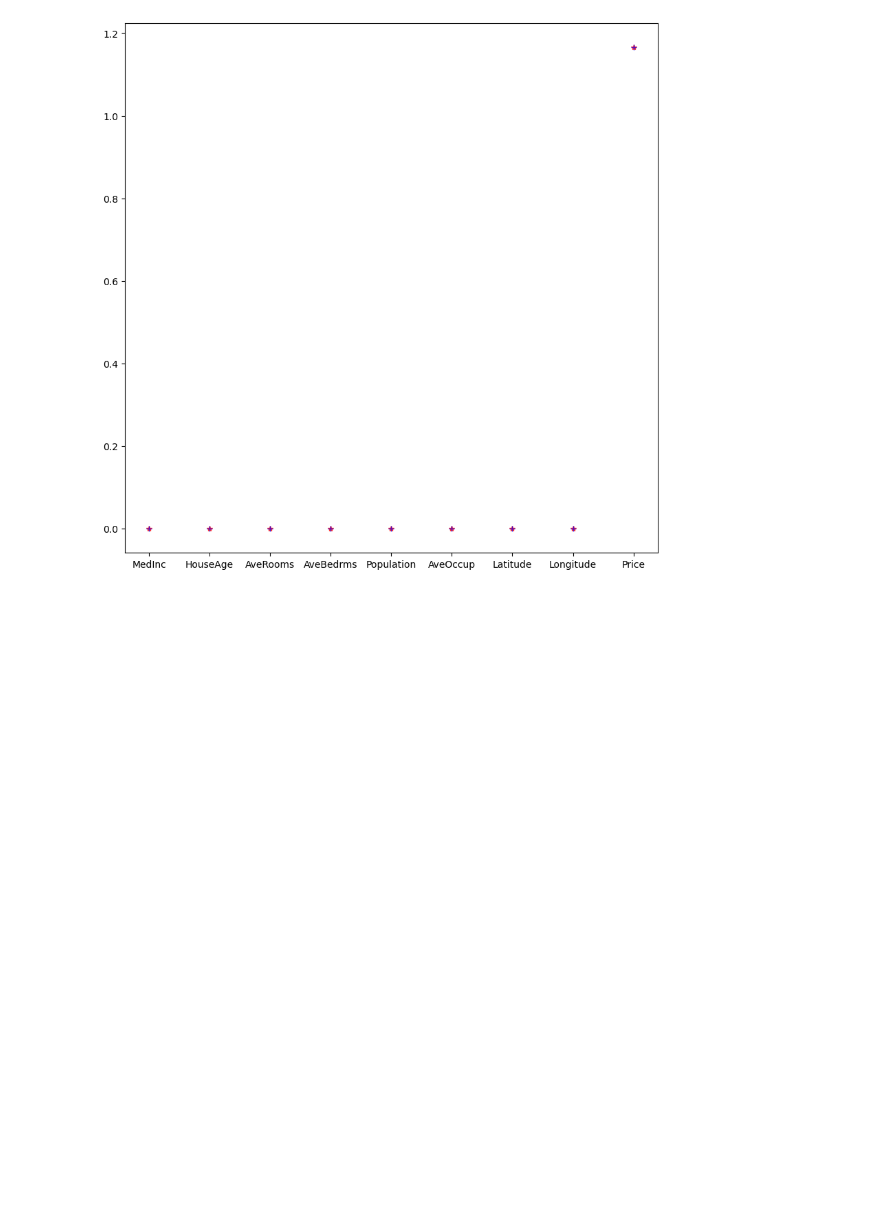
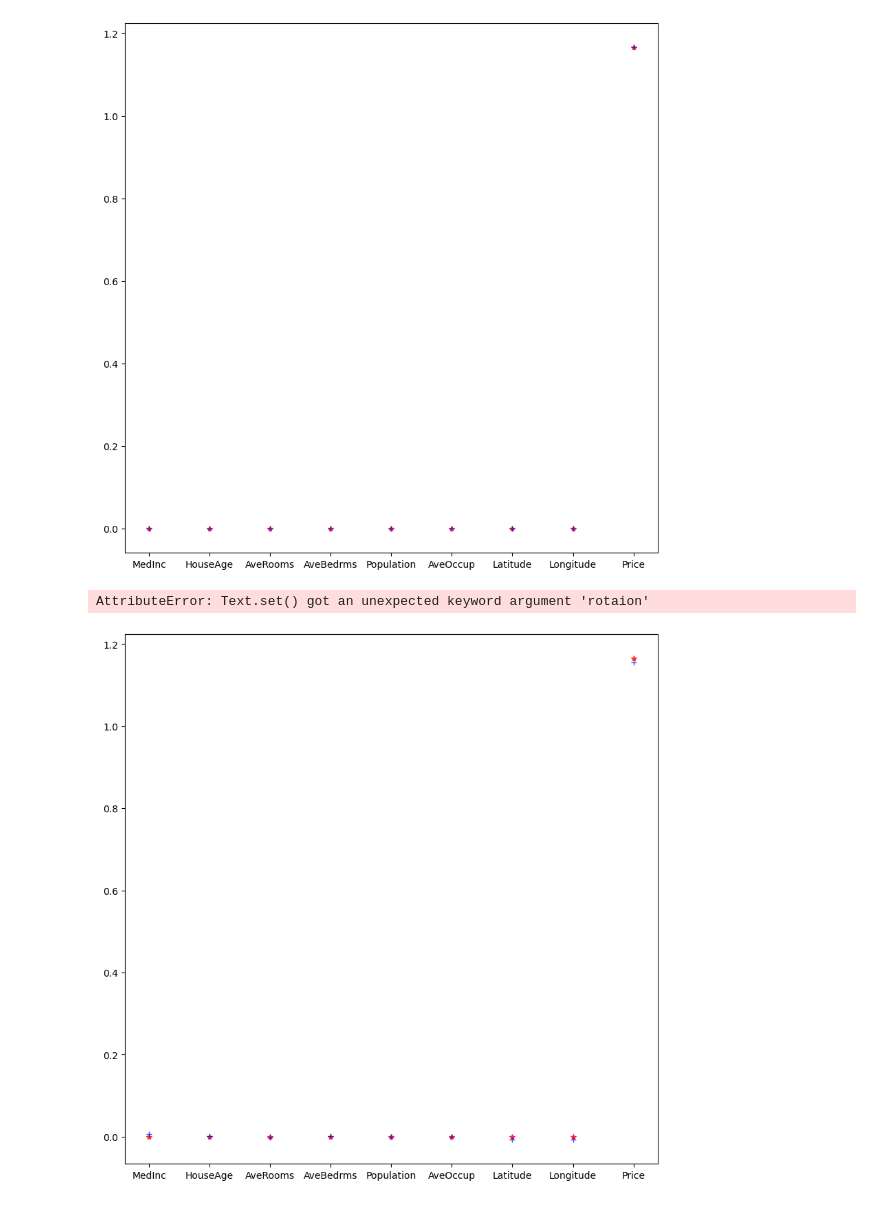
Before and after one commit to rohithmr12/CSM, a Jupyter notebook: 11-01.ipynb, the cells around one changed output. Cells and saved outputs as stored; diff of their text form; code cells hidden in the pictures; blank space fills up the shorter version.

```diff
--- a/11-01.ipynb
+++ b/11-01.ipynb
@@ -120,3 +120,13 @@ plt.show()
 # %% [output]
 AttributeError: Text.set() got an unexpected keyword argument 'rotaion'
 [figure]
+# %%
+plt.figure(figsize=(10,10))
+plt.plot(features,lass.coef_,alpha=0.7,linestyle='none',marker="*",color='red',label="lass")
+plt.plot(features,ridgee.coef_,alpha=0.7,marker="+",linestyle='none',color='blue',label="ridge")
+plt.xticks(rotaion=90)
+plt.legend()
+plt.show()
+# %% [output]
+AttributeError: Text.set() got an unexpected keyword argument 'rotaion'
+[figure, added]
```
